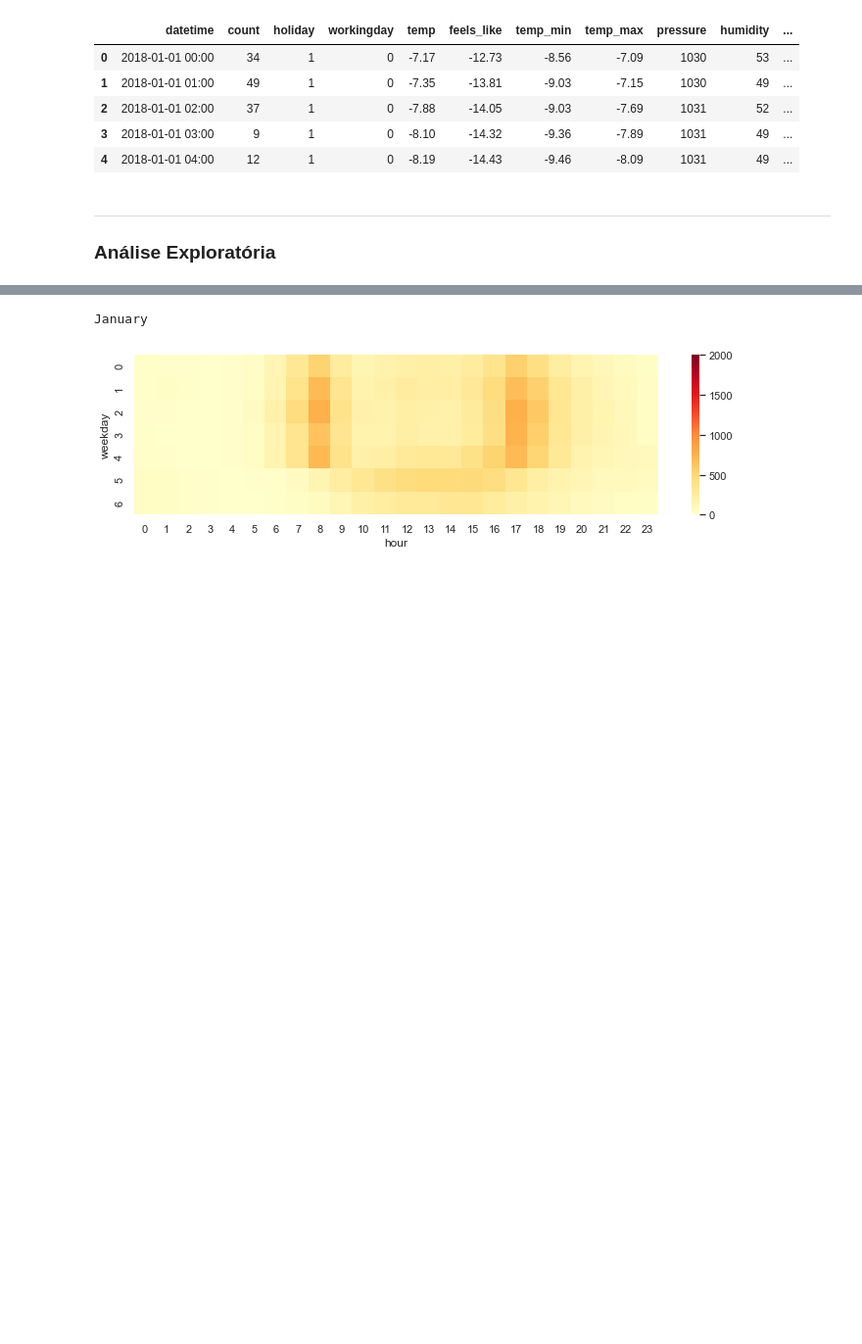
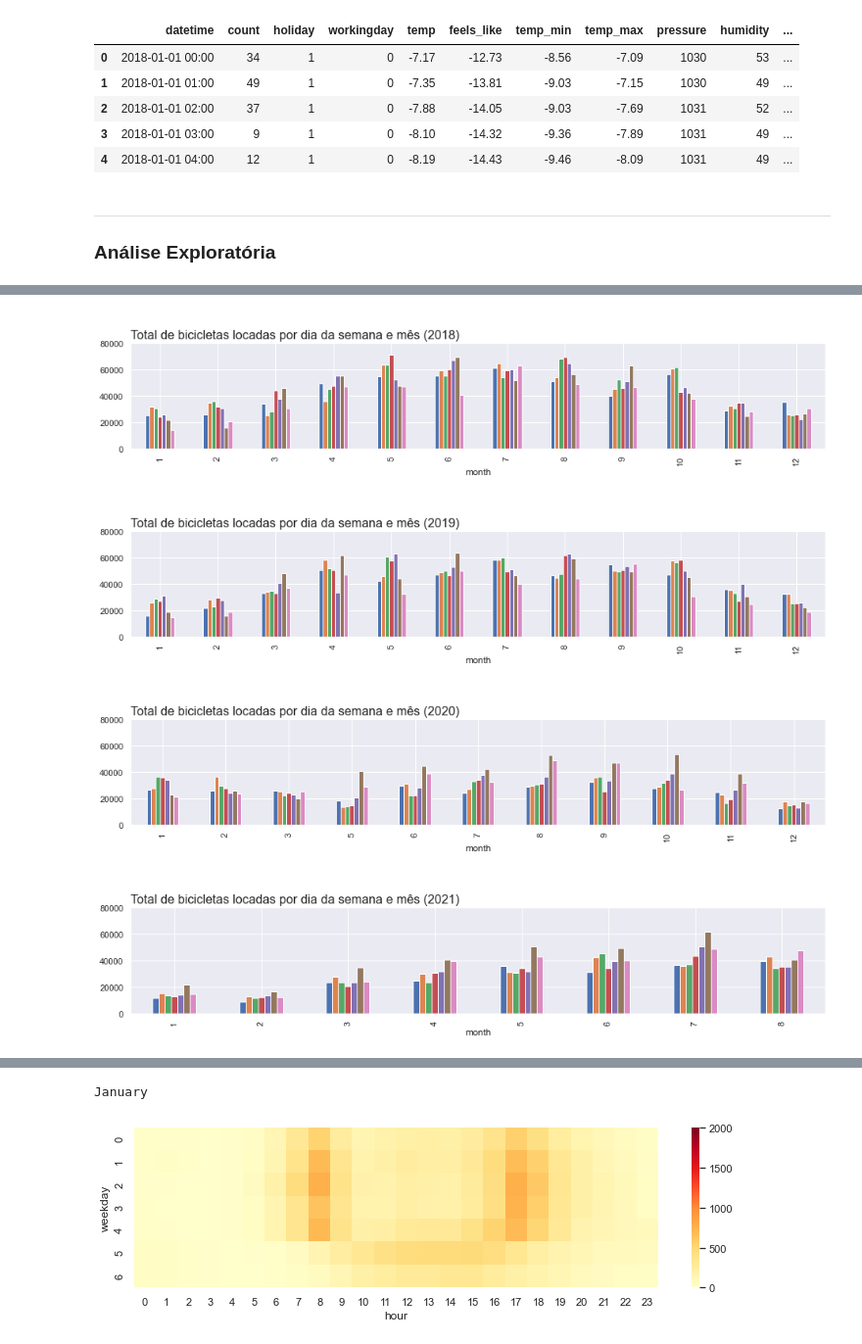
Before and after one commit to murilogmamaral/machine_learning, a Jupyter notebook: bike.ipynb, the cells around one changed output, grey strips where cells are left out. Shown at 98% size. Cells and saved outputs as stored; diff of their text form; code cells hidden in the pictures; blank space fills up the shorter version.

```diff
--- a/bike.ipynb
+++ b/bike.ipynb
@@ -331,3 +274,17 @@ for y in [2018,2019,2020,2021]:
+# %%
+for y in [2018,2019,2020,2021]:
+    (
+         df[df.year == y]
+        .pivot_table(index='month',columns='weekday',values='count',aggfunc='sum').round()
+        .plot(kind='bar',figsize=(16,2.5),ylim=(0,80000),legend=False)
+    )
+    plt.title(f'\nTotal de bicicletas locadas por dia da semana e mês ({y})',loc='left',fontsize=(16))
+    plt.show()
+# %% [output]
+[figure, new version]
+[figure, new version]
+[figure, new version]
+[figure, new version]
 # %%
 # Séries temporais
 for ano in [2018,2019,2020,2021]:
```
Also changed, not shown: parts of 11 cells of this notebook.
